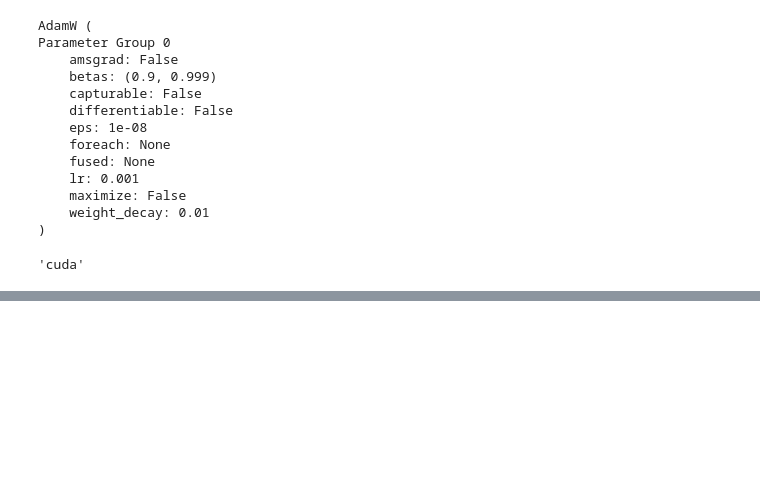
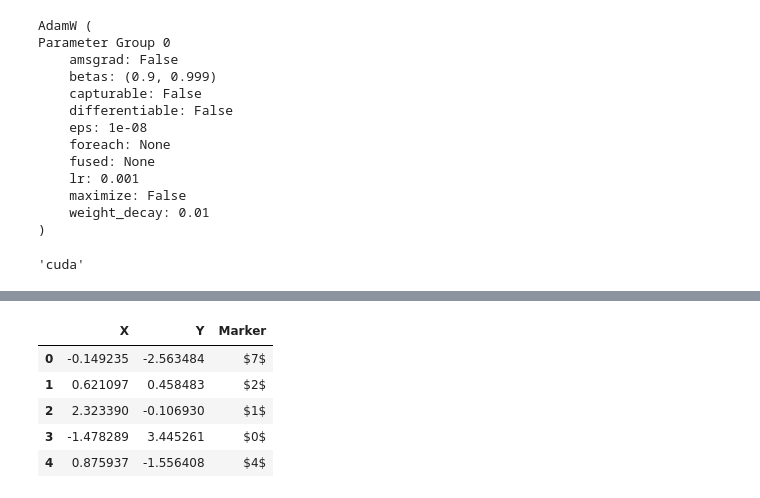
Before and after one commit to Sidharth-Darwin/PyTorch_Programs, a Jupyter notebook: SiameseNetworkMNIST.ipynb, the cells around one changed output, grey strips where cells are left out. Saved outputs shown, nothing was run; the diff lists cells and outputs as text; code cells hidden in the pictures; blank space fills up the shorter version.

```diff
--- a/SiameseNetworkMNIST.ipynb
+++ b/SiameseNetworkMNIST.ipynb
@@ -248,0 +294,9 @@ plt.plot()
+# %%
+emb_df.head()
+# %% [output]
+|  | X | Y | Marker |
+| 0 | -0.149235 | -2.563484 | $7$ |
+| 1 | 0.621097 | 0.458483 | $2$ |
+| 2 | 2.323390 | -0.106930 | $1$ |
+| 3 | -1.478289 | 3.445261 | $0$ |
+| 4 | 0.875937 | -1.556408 | $4$ |
```
Also changed, not shown: parts of 9 cells of this notebook.
